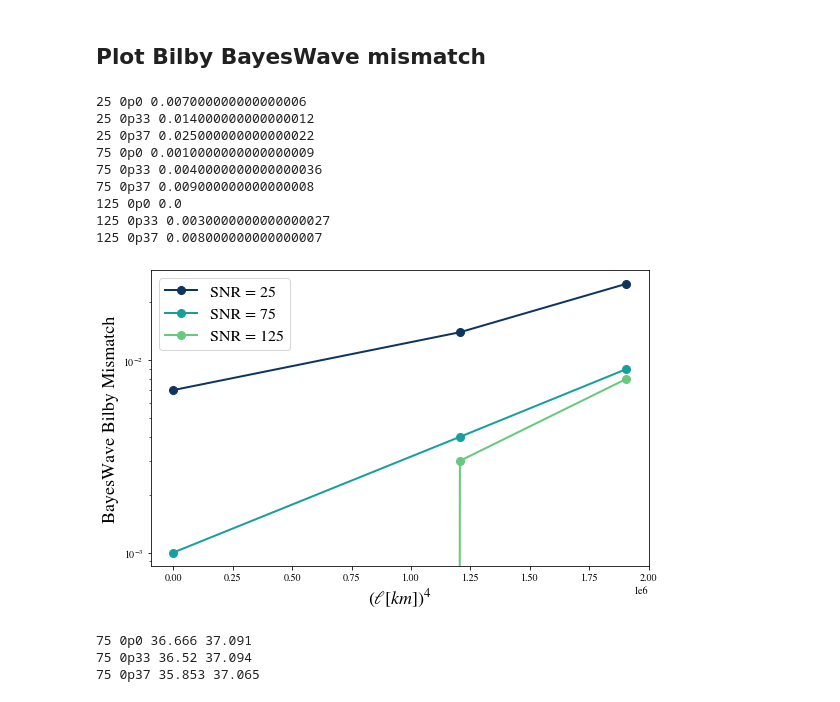
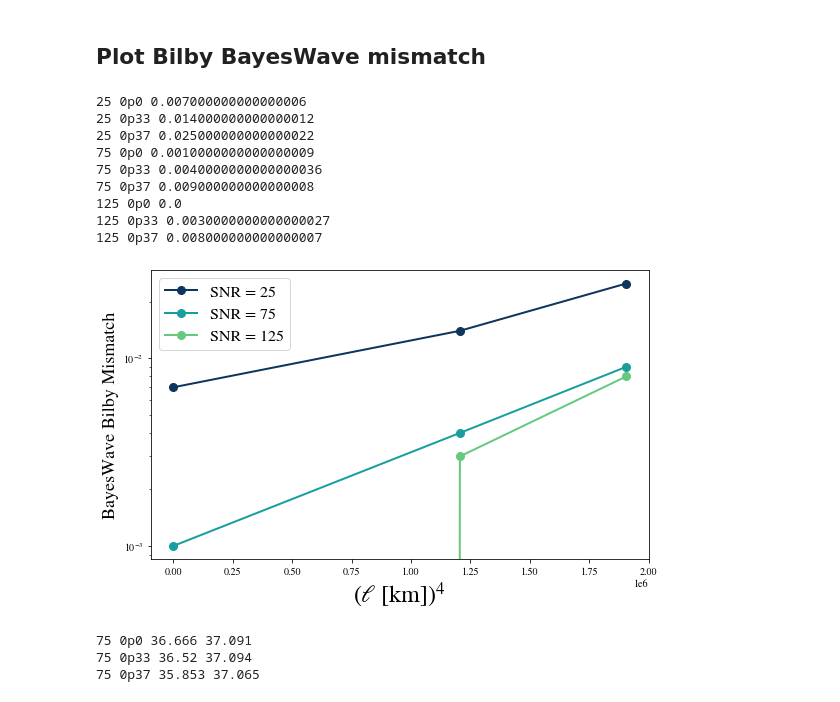
Before and after one commit to mariaokounkova/BeyondGRAnalysis, a Jupyter notebook: BayeswaveAnalysis.ipynb, the cells around one changed output. Cells and saved outputs as stored; diff of their text form; code cells hidden in the pictures.

```diff
--- a/BayeswaveAnalysis.ipynb
+++ b/BayeswaveAnalysis.ipynb
@@ -365,35 +364,35 @@ def PlotBWLIMismatch():
 
         mismatches = []
 
         for ell in ells:
 
             p = base_dir + "dCS_" + ell + "_" + snr
             mismatch = GetBWLIMismatch(p)
             print(snr, ell, mismatch)
             mismatches.append(mismatch)
 
         plt.plot(ells_km, mismatches, '-o', lw = 2.0, markersize=8, color = color, label = 'SNR = ' + snr)
 
-    plt.xlabel(r'$(\ell [km])^4$', fontsize = 18)
+    plt.xlabel(r'($\ell$ [km])${}^4$')
     plt.ylabel('BayesWave Bilby Mismatch', fontsize = 18)
     plt.yscale('log')
     plt.legend(fontsize=16)
     plt.tight_layout()
     plt.savefig('BWLIMismatch.pdf')
     plt.show()
 
 PlotBWLIMismatch()
 # %% [output]
 25 0p0 0.007000000000000006
 25 0p33 0.014000000000000012
 25 0p37 0.025000000000000022
 75 0p0 0.0010000000000000009
 75 0p33 0.0040000000000000036
 75 0p37 0.009000000000000008
 125 0p0 0.0
 125 0p33 0.0030000000000000027
 125 0p37 0.008000000000000007
-[figure, old version]
+[figure, new version]
 # %%
 def GetBWSNR(base_dir):
     """ Given a directory, return the mismatch between the bilby reconstructed waveform
```
Also changed, not shown: parts of 1 cell of this notebook.
